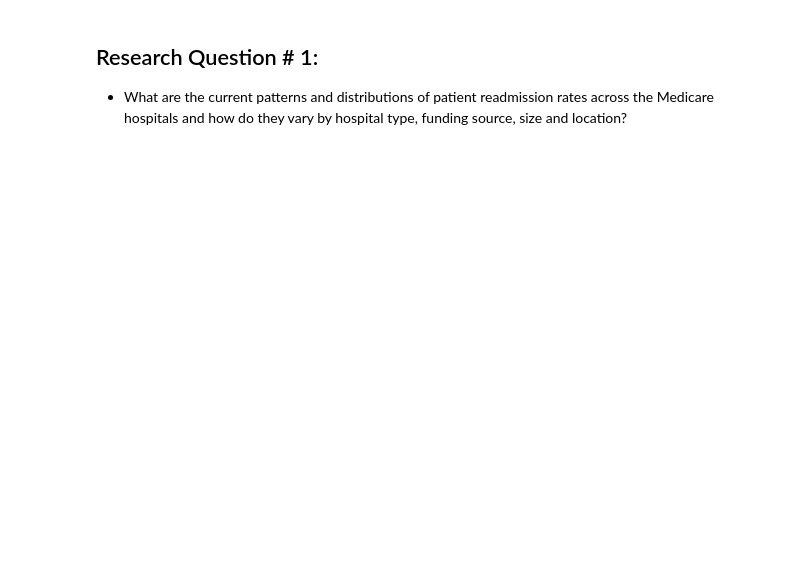
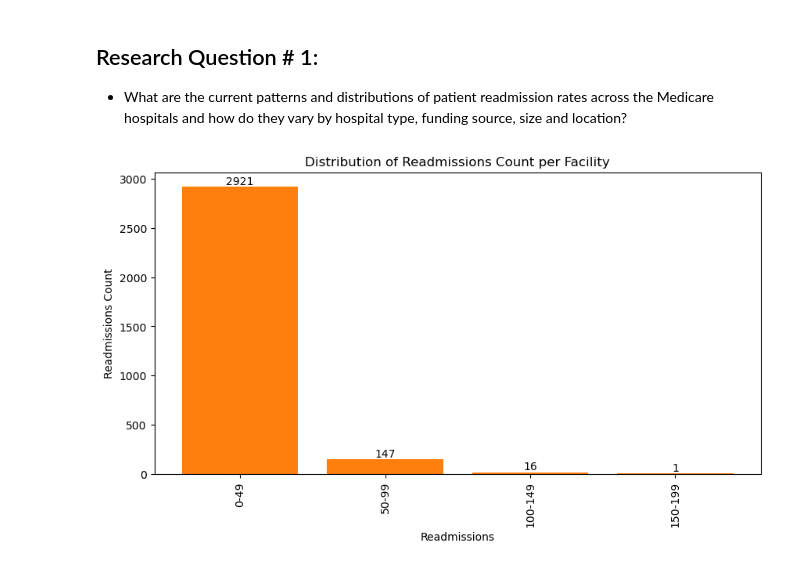
Before and after one commit to Ivaldivi/Patient-Readmission-Analysis, a Jupyter notebook: analysis/patient-readmission-analysis.ipynb, the cells around one changed output. Saved outputs shown, nothing was run; the diff lists cells and outputs as text; code cells hidden in the pictures; blank space fills up the shorter version.

```diff
--- a/analysis/patient-readmission-analysis.ipynb
+++ b/analysis/patient-readmission-analysis.ipynb
@@ -53,7 +53,7 @@ def get_dataset_stats(table, name):
 
     print(f"The {name} table has has {table_rows} rows and {table_cols} columns")
 
-def create_distribution(data_frame, variable_name, label_name, sorted=False, sorting_col='none', title_flag=False, title="none", rotation=0):
+def create_distribution(data_frame, variable_name, label_name, sorted=False, sorting_col='none', title_flag=False, title="none", rotation=0, bar_color='skyblue'):
     avar = variable_name
 
     if sorted:
@@ -87,6 +87,14 @@ def create_distribution(data_frame, variable_name, label_name, sorted=False, sor
     else:
         plt.title(f"Distribution of {label_name}")
     plt.show()
+
+
+def quartile_statistics(df,col):
+    print(df.filter(pl.col(col) != "N/A").select(
+    pl.col(col).cast(pl.Float64).quantile(0.25).alias(f"Q1 {col}"),
+    pl.col(col).cast(pl.Float64).mean().alias(f"Mean {col}"),
+    pl.col(col).cast(pl.Float64).quantile(0.75).alias(f"Q3 {col}")
+    ))
 # %%
 #### Load in Datasets
 # Hospital General Information
@@ -117,10 +133,11 @@ The Readmissions Reduction Program dataset was last updated in January, the most
 ## Pre-processing:
 I am beginning by doing some minor pre-processing of the TEC data frame. I will be filtering to include data that has a start date of 1/1/2023 and and end date at the end of '23. This is because the RRP dataset only includes data through June 2023, therefore I will be filtering out the TEC dataframe's data from 2024.
 # %%
-display(rrp['Start Date'].unique())
-display(rrp['End Date'].unique())
+# Filter to specific year in TEC file:
 tec_2023 = tec.filter(pl.col('Start Date') == "01/01/2023")
-tec_2023.head(1)
+
+# Filter to specific readmission type in RRP file:
+heart_attack_rrp = rrp.filter(pl.col("Measure Name") == "READM-30-AMI-HRRP")
 # %% [markdown]
 ### Create merged table:
 Left join with filtered TEC table on the Facility ID column followed by a left join with the HGI table on Facility ID.
@@ -163,7 +200,7 @@ reduced_full.head(1)
 num_read ="Number of Readmissions"
 tnr = "total_num_readmissions"
 rfn = "readmissions_floor_num"
-rrp_altered = rrp.with_columns(
+rrp_altered = heart_attack_rrp.with_columns(
     pl.when(pl.col(num_read).str.contains(r"[a-z]", strict=False) |
         (pl.col(num_read) == "N/A"))
       .then(0)
@@ -175,30 +212,32 @@ grouped_rrp = rrp_altered.group_by("Facility ID").agg(
 )
 
 df_binned = (
     grouped_rrp
     .with_columns(
         pl.col(tnr).cast(pl.Int64)
     )
     .with_columns(
         (pl.col(tnr) // 50 * 50)
             .alias(rfn)
     )
     .with_columns(
         (
             pl.col(rfn).cast(pl.Utf8)
             + "-"
             + (pl.col(rfn) + 49).cast(pl.Utf8)
         ).alias("readmissions_floor")
     )
 )
 
 
 create_distribution(df_binned,
                     'readmissions_floor',
                     "Readmissions",
                     True,
                     tnr,
                     True,
                     "Distribution of Readmissions Count per Facility",
                     90
                 )
+# %% [output]
+[figure, added]
```
Also changed, not shown: parts of 16 cells of this notebook.
